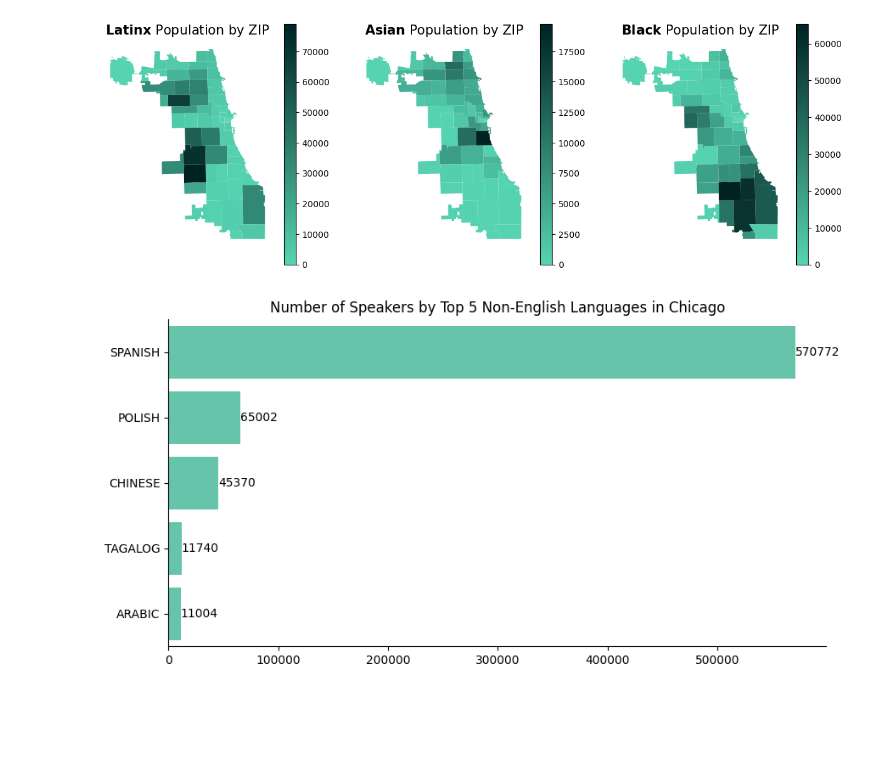
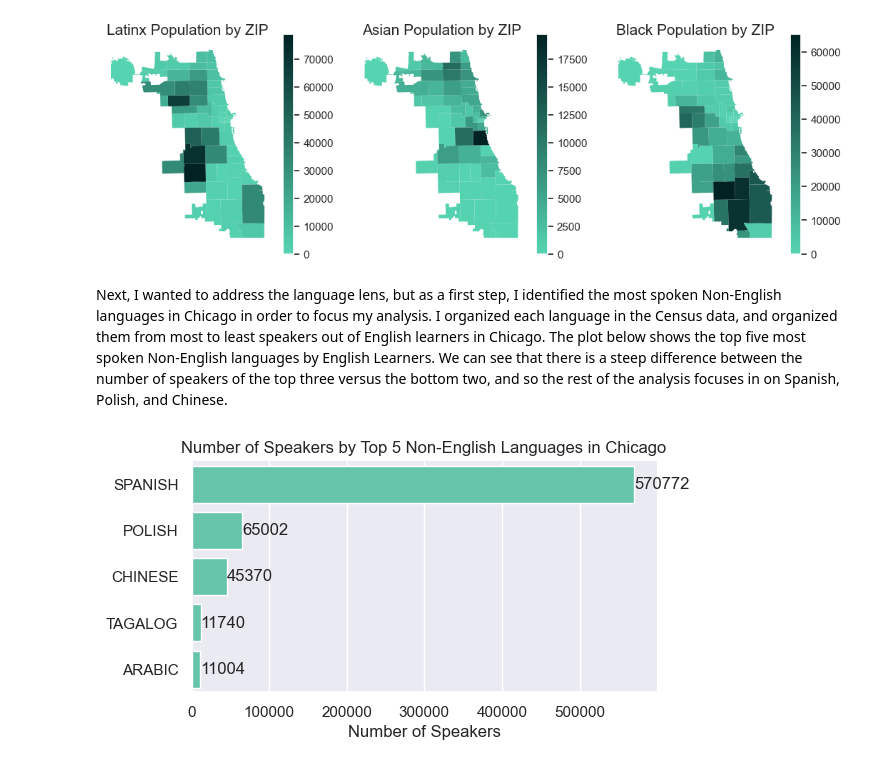
Before and after one commit to slangenhuizen-nu/STAT-303-1-Final-Project, a Jupyter notebook: sofie.ipynb, the cells around one changed output. Cells and saved outputs as stored; diff of their text form; code cells hidden in the pictures; blank space fills up the shorter version.

```diff
--- a/sofie.ipynb
+++ b/sofie.ipynb
@@ -3,5 +4,6 @@
 # %%
-#import necessary libraries
+#importing necessary libraries and reading data
+
 import pandas as pd
 import geopandas as gpd
 import geodatasets
@@ -9,11 +11,11 @@ import matplotlib.pyplot as plt
 from matplotlib.colors import LinearSegmentedColormap
 import seaborn as sns
 from langdetect import detect
+import numpy as np
+
+my_chi_data = pd.read_csv('../My_CHI._My_Future._Programs.csv')
+in_person_events_only = pd.read_csv('../in_person_events_with_zip_clean.csv', index_col='Unnamed: 0')
+language_data = pd.read_csv('../Census_Data_-_Languages_spoken_in_Chicago__2008___2012.csv')
+ethnicity_data = pd.read_csv('../Chicago_Population_Counts_20241204.csv')
+chicago = gpd.read_file('../geo_export_d9493742-459b-40a5-a579-3a46b588f0d5.shp')
+comm_areas = gpd.read_file(geodatasets.get_path("geoda.chicago_commpop"))
-# %%
-#read files
-my_chi_data = pd.read_csv('../My_CHI._My_Future._Programs.csv')
-in_person_events_only = pd.read_csv('../in_person_events_with_zip_clean.csv', index_col='Unnamed: 0')
-language_data = pd.read_csv('../Census_Data_-_Languages_spoken_in_Chicago__2008___2012_20241113.csv')
-ethnicity_data = pd.read_csv('../Chicago_Population_Counts_20241113.csv')
-chicago = gpd.read_file('../geo_export_04195dff-82e7-4c02-ace1-853a46c42d54.shp')
-comm_areas = gpd.read_file(geodatasets.get_path("geoda.chicago_commpop"))
@@ -201,43 +242,41 @@ comm_areas = comm_areas.rename(columns = {'Spanish': 'spanish_programs', 'Polish
 # %%
-#non-white ethnicity groups by zip code
+#plot non-white ethnicity groups by zip code
 
-# Create custom colormap
-colors = ['#56d4b2', '#002223']
-cmap = LinearSegmentedColormap.from_list("custom_cmap", colors)
+#create grid of 1x3 axes
+fig, ax = plt.subplots(1, 3, figsize=(13, 4))
 
-# Create figure and axis
-fig, ax = plt.subplots(1, 3, figsize=(15, 5))
+#plot three Non-White groups from census data
+chicago.plot(column='Population - Latinx', ax=ax[0], legend=True, cmap=cmap, edgecolor='none')
+chicago.plot(column='Population - Asian Non-Latinx', ax=ax[1], legend=True, cmap=cmap, edgecolor='none')
+chicago.plot(column='Population - Black Non-Latinx', ax=ax[2], legend=True, cmap=cmap, edgecolor='none')
 
-# Plot your GeoDataFrame with custom colormap
-chicago.plot(column='Population - Latinx', ax=ax[0], legend=True, cmap=cmap)
-chicago.plot(column='Population - Asian Non-Latinx', ax=ax[1], legend=True, cmap=cmap)
-chicago.plot(column='Population - Black Non-Latinx', ax=ax[2], legend=True, cmap=cmap)
-#chicago.plot(column='Proportion Non-White', ax=ax[1,1], legend=True, cmap=cmap)
+#remove axes for cleaner look
+for i in range(3):
+    ax[i].set_axis_off()
 
-ax[0].set_axis_off()
-ax[1].set_axis_off()
-ax[2].set_axis_off()
-#ax[1,1].set_axis_off()
-
-# Add title (optional)
-ax[0].set_title(r'$\bf{Latinx}$ Population by ZIP', size=15)
-ax[1].set_title(r'$\bf{Asian}$ Population by ZIP', size=15)
-ax[2].set_title(r'$\bf{Black}$ Population by ZIP', size=15)
-#ax[1,1].set_title('Proportion Non-White by ZIP')
+#add titles to each axes
+ax[0].set_title('Latinx Population by ZIP', size=15)
+ax[1].set_title('Asian Population by ZIP', size=15)
+ax[2].set_title('Black Population by ZIP', size=15)
 
 plt.show()
 # %% [output]
-[figure, old version]
+[figure, new version]
+# %% [markdown]
+Next, I wanted to address the language lens, but as a first step, I identified the most spoken Non-English languages in Chicago in order to focus my analysis. I organized each language in the Census data, and organized them from most to least speakers out of English learners in Chicago. The plot below shows the top five most spoken Non-English languages by English Learners. We can see that there is a steep difference between the number of speakers of the top three versus the bottom two, and so the rest of the analysis focuses in on Spanish, Polish, and Chinese.
 # %%
 #plot number of speakers by Non-English language
 
+#sum all speakers of each of the languages, sort most to least spoken
 language_speakers = language_data.iloc[:,3:].apply(lambda col: sum(col))
 language_speakers = language_speakers.sort_values(ascending=False)
 
-fig, ax = plt.subplots(figsize=(10,5))
+#plot the first five (five most spoken) languages by speaker
+fig, ax = plt.subplots(figsize=(6,3))
 sns.barplot(language_speakers[0:5], ax=ax, orient='h', color='#56d4b2')
 ax.set_title('Number of Speakers by Top 5 Non-English Languages in Chicago')
 ax.bar_label(ax.containers[0],label_type='edge')
+ax.set_xlabel('Number of Speakers')
 sns.despine()
 # %% [output]
-[figure, old version]
+[figure, new version]
```
Also changed, not shown: parts of 28 cells of this notebook.
